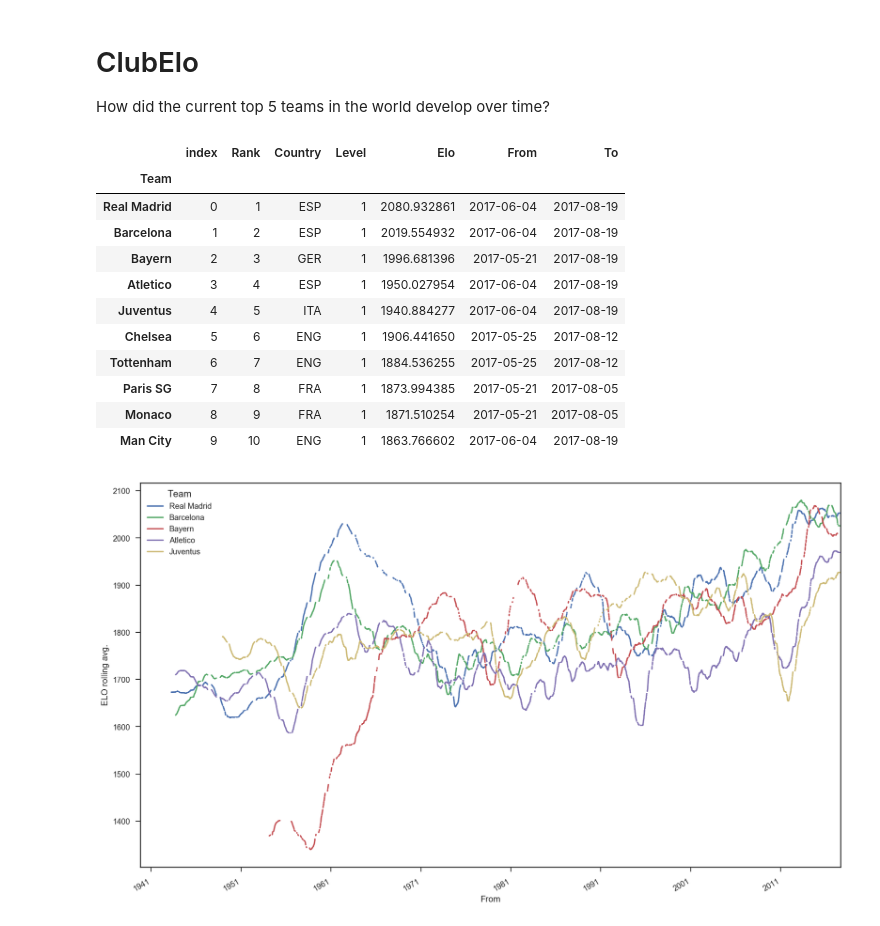
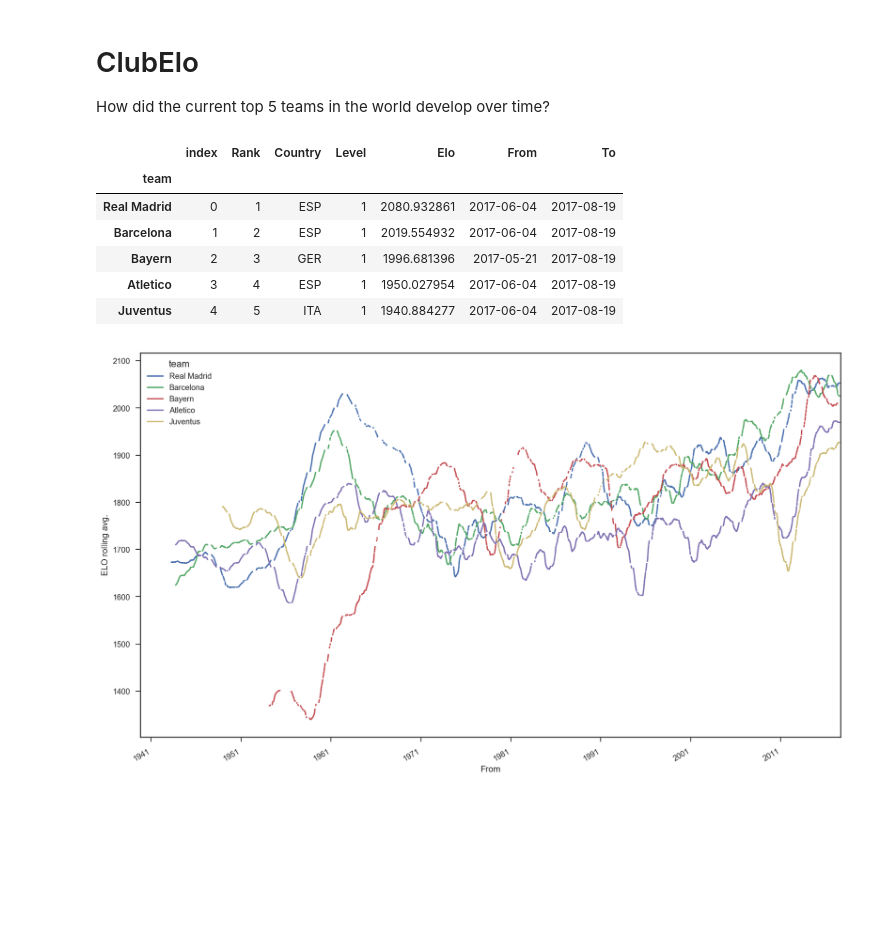
Before and after one commit to skagr/footballdata, a Jupyter notebook: notebooks/Examples.ipynb, the cells around one changed output. Saved outputs shown, nothing was run; the diff lists cells and outputs as text; code cells hidden in the pictures; blank space fills up the shorter version.

```diff
--- a/notebooks/Examples.ipynb
+++ b/notebooks/Examples.ipynb
@@ -303,20 +302,15 @@ How did the current top 5 teams in the world develop over time?
 # %%
 elo = foo.ClubElo()
 current_elo = elo.read_by_date()
-current_elo.head(10)
+current_elo.head()
 # %% [output]
 |  | index | Rank | Country | Level | Elo | From | To |
-| Team |  |  |  |  |  |  |  |
+| team |  |  |  |  |  |  |  |
 | Real Madrid | 0 | 1 | ESP | 1 | 2080.932861 | 2017-06-04 | 2017-08-19 |
 | Barcelona | 1 | 2 | ESP | 1 | 2019.554932 | 2017-06-04 | 2017-08-19 |
 | Bayern | 2 | 3 | GER | 1 | 1996.681396 | 2017-05-21 | 2017-08-19 |
 | Atletico | 3 | 4 | ESP | 1 | 1950.027954 | 2017-06-04 | 2017-08-19 |
 | Juventus | 4 | 5 | ITA | 1 | 1940.884277 | 2017-06-04 | 2017-08-19 |
-| Chelsea | 5 | 6 | ENG | 1 | 1906.441650 | 2017-05-25 | 2017-08-12 |
-| Tottenham | 6 | 7 | ENG | 1 | 1884.536255 | 2017-05-25 | 2017-08-12 |
-| Paris SG | 7 | 8 | FRA | 1 | 1873.994385 | 2017-05-21 | 2017-08-05 |
-| Monaco | 8 | 9 | FRA | 1 | 1871.510254 | 2017-05-21 | 2017-08-05 |
-| Man City | 9 | 10 | ENG | 1 | 1863.766602 | 2017-06-04 | 2017-08-19 |
 # %%
 num_teams = 5
 smoothing = 100
```
Also changed, not shown: parts of 6 cells of this notebook, 3 other files.
